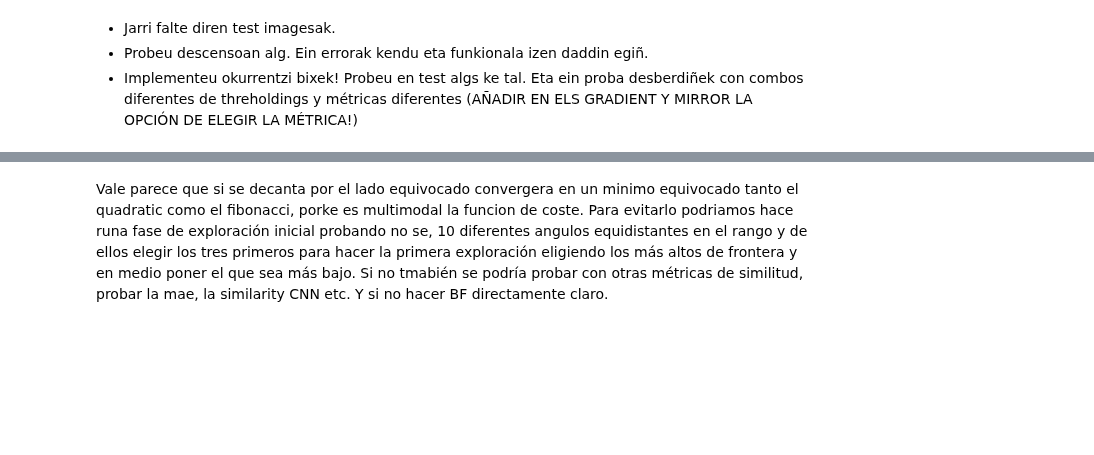
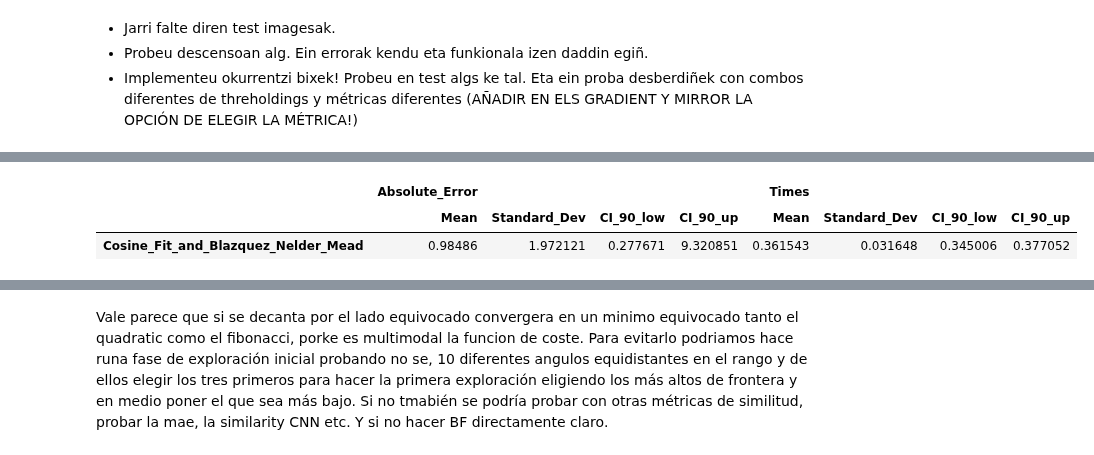
Before and after one commit to Oiangu9/Conical_Refraction_Polarimeter, a Jupyter notebook: LAB/ANALYSIS_SCRIPTS/NOTEBOOK_Pipeline_to_Compare_Algorithms.ipynb, the cells around one changed output, grey strips where cells are left out. Drawn from its saved outputs; the diff is of its cells as text; code cells hidden in the pictures; blank space fills up the shorter version.

```diff
--- a/LAB/ANALYSIS_SCRIPTS/NOTEBOOK_Pipeline_to_Compare_Algorithms.ipynb
+++ b/LAB/ANALYSIS_SCRIPTS/NOTEBOOK_Pipeline_to_Compare_Algorithms.ipynb
@@ -2120 +3799,8 @@ table_per_alg[exp_names[0]] # menos precision en fibo
+# %%
+%%skip $dont_use_experimental
+table_per_alg[exp_names[0]] # menos precision en fibo
+# %% [output]
+|  | Absolute_Error |  |  |  | Times |  |  |  |
+|  | Mean | Standard_Dev | CI_90_low | CI_90_up | Mean | Standard_Dev | CI_90_low | CI_90_up |
+| Cosine_Fit_and_Blazquez_Nelder_Mead | 0.98486 | 1.972121 | 0.277671 | 9.320851 | 0.361543 | 0.031648 | 0.345006 | 0.377052 |
 # %%
```
Also changed, not shown: parts of 38 cells of this notebook, 9 other files.
